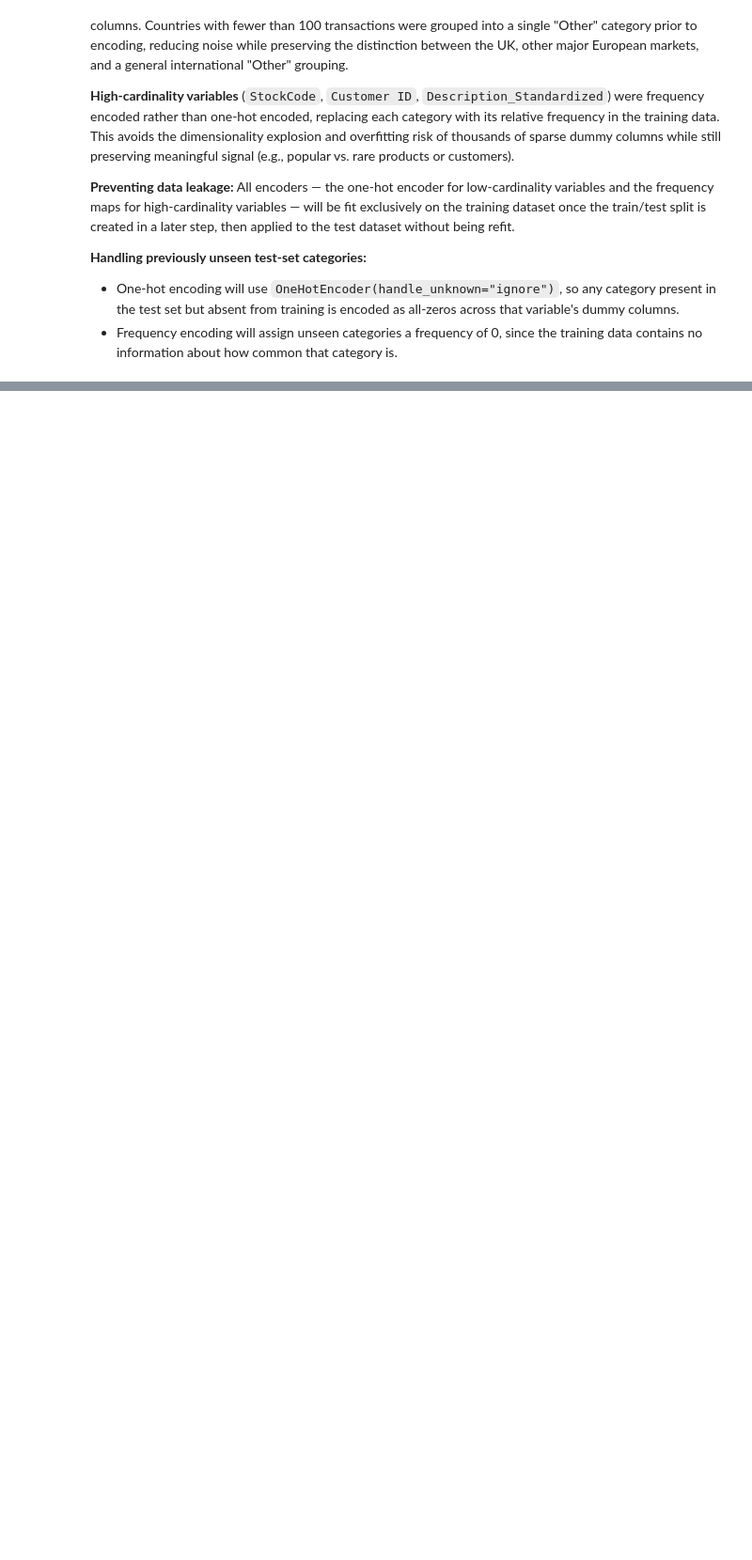
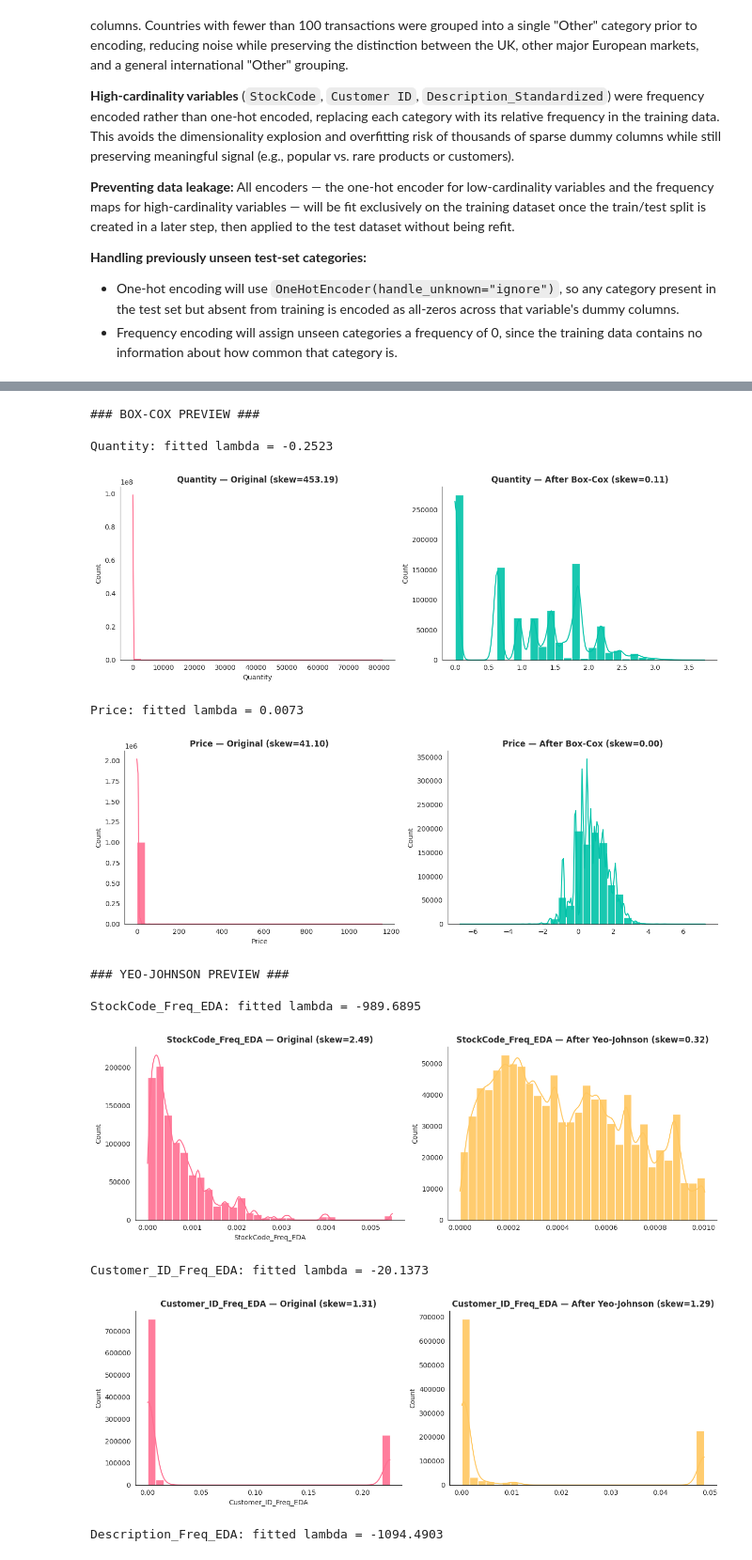
Before and after one commit to JoseAlberto88/Cleaning-Online-Retail-Data-and-Predicting-Purchase-Quantity, a Jupyter notebook: Cleaning_Data.ipynb, the cells around one changed output, grey strips where cells are left out. Shown at 94% size. Drawn from its saved outputs; the diff is of its cells as text; code cells hidden in the pictures; blank space fills up the shorter version.

```diff
--- a/Cleaning_Data.ipynb
+++ b/Cleaning_Data.ipynb
@@ -2497,0 +2796,77 @@ dataset without being refit.
+# %%
+# EXPLORATORY: Preview effect of Box-Cox / Yeo-Johnson
+# (For visualization only, NOT the final leak-free fit)
+
+from scipy.stats import boxcox, yeojohnson, skew
+
+#  Recreate temporary frequency-encoded variables for this preview
+df_model_ready["Customer_ID_Filled"] = df_model_ready["Customer ID"].fillna("Unknown").astype(str)
+
+for col, new_col in [
+    ("StockCode", "StockCode_Freq_EDA"),
+    ("Customer_ID_Filled", "Customer_ID_Freq_EDA"),
+    ("Description_Standardized", "Description_Freq_EDA")
+]:
+    freq_map = df_model_ready[col].value_counts(normalize=True)
+    df_model_ready[new_col] = df_model_ready[col].map(freq_map)
+
+#  Variables and their assigned method
+boxcox_vars = ["Quantity", "Price"]
+yeojohnson_vars = ["StockCode_Freq_EDA", "Customer_ID_Freq_EDA", "Description_Freq_EDA"]
+
+def compare_before_after(data, column, transformed_values, method_name, color="#845EC2"):
+    """Side-by-side histogram comparison: original vs. transformed distribution."""
+    original = data[column].dropna()
+
+    fig, axes = plt.subplots(1, 2, figsize=(13, 4.5))
+    fig.patch.set_facecolor("white")
+
+    sns.histplot(original, bins=30, kde=True, color="#FF6F91",
+                 edgecolor="white", linewidth=1.0, alpha=0.9, ax=axes[0])
+    axes[0].set_title(f"{column} — Original (skew={skew(original):.2f})",
+                       fontsize=12, fontweight="bold", color="#2C2C2C")
+    axes[0].grid(False)
+    axes[0].spines[["top", "right"]].set_visible(False)
+
+    sns.histplot(transformed_values, bins=30, kde=True, color=color,
+                 edgecolor="white", linewidth=1.0, alpha=0.9, ax=axes[1])
+    axes[1].set_title(f"{column} — After {method_name} (skew={skew(transformed_values):.2f})",
+                       fontsize=12, fontweight="bold", color="#2C2C2C")
+    axes[1].grid(False)
+    axes[1].spines[["top", "right"]].set_visible(False)
+
+    plt.tight_layout()
+    plt.show()
+
+#  Apply Box-Cox (exploratory)
+print("### BOX-COX PREVIEW ###\n")
+for col in boxcox_vars:
+    transformed, lam = boxcox(df_model_ready[col])
+    print(f"{col}: fitted lambda = {lam:.4f}")
+    compare_before_after(df_model_ready, col, transformed, "Box-Cox", color="#00C2A8")
+
+# - Apply Yeo-Johnson (exploratory)
+print("\n### YEO-JOHNSON PREVIEW ###\n")
+for col in yeojohnson_vars:
+    transformed, lam = yeojohnson(df_model_ready[col])
+    print(f"{col}: fitted lambda = {lam:.4f}")
+    compare_before_after(df_model_ready, col, transformed, "Yeo-Johnson", color="#FFC75F")
+
+# - Clean up temporary EDA columns
+df_model_ready = df_model_ready.drop(columns=[
+    "StockCode_Freq_EDA", "Customer_ID_Freq_EDA", "Description_Freq_EDA"
+])
+# %% [output]
+### BOX-COX PREVIEW ###
+
+Quantity: fitted lambda = -0.2523
+[figure, added]
+Price: fitted lambda = 0.0073
+[figure, added]
+### YEO-JOHNSON PREVIEW ###
+
+StockCode_Freq_EDA: fitted lambda = -989.6895
+[figure, added]
+Customer_ID_Freq_EDA: fitted lambda = -20.1373
+[figure, added]
+Description_Freq_EDA: fitted lambda = -1094.4903
```
Also changed, not shown: parts of 10 cells of this notebook.
